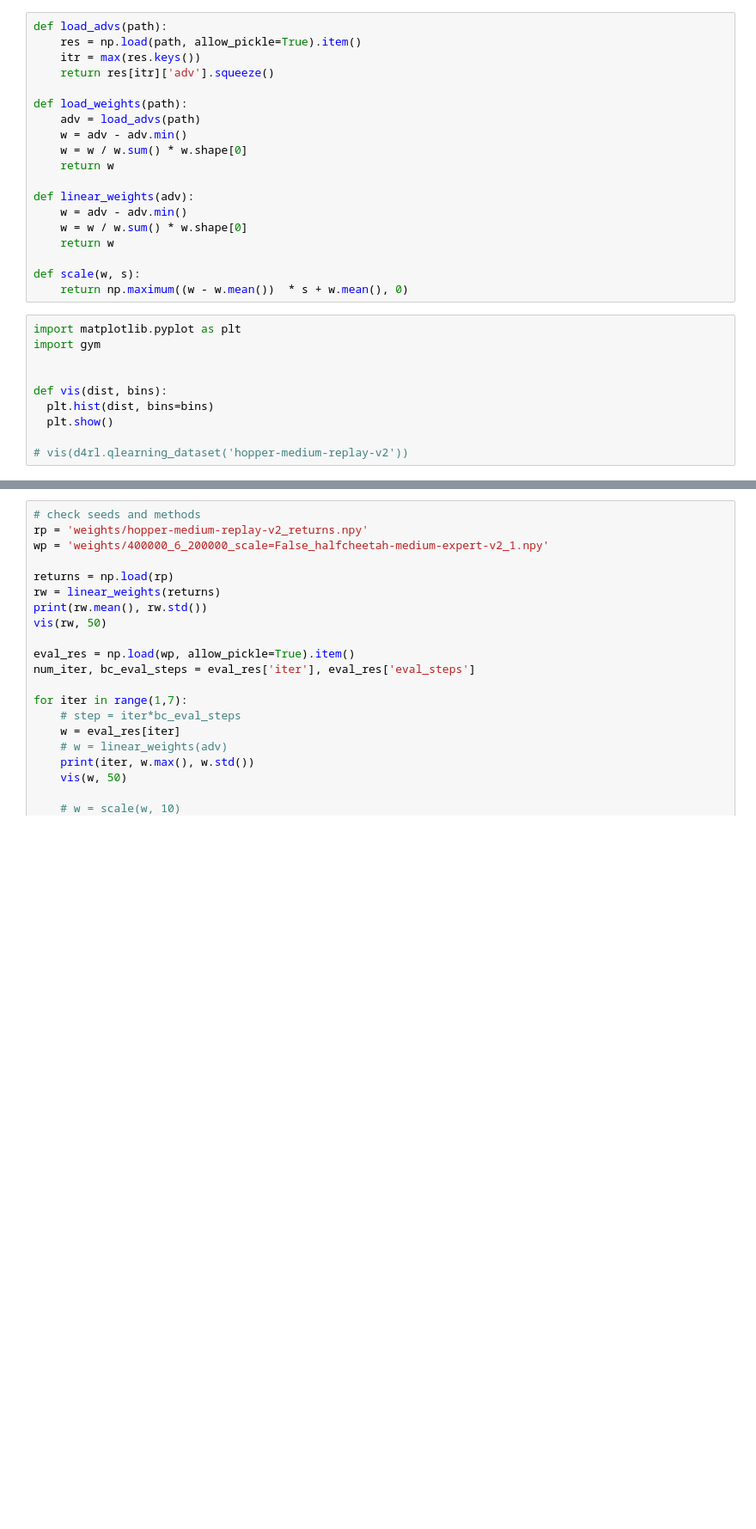
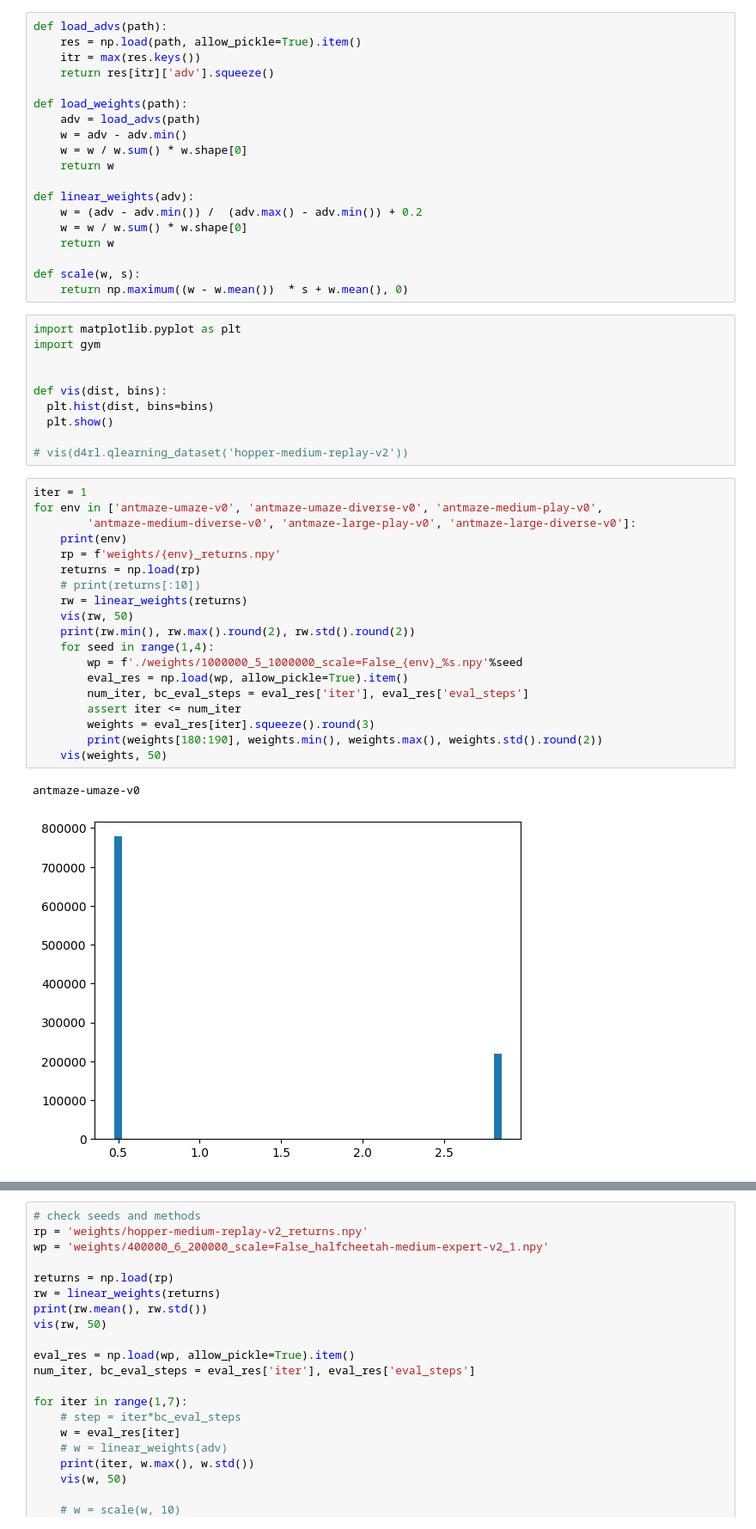
Before and after one commit to yueyang130/SEEM, a Jupyter notebook: load_weights.ipynb, the cells around one changed output, grey strips where cells are left out. Shown at 86% size. Saved outputs shown, nothing was run; the diff lists cells and outputs as text; blank space fills up the shorter version.

```diff
--- a/load_weights.ipynb
+++ b/load_weights.ipynb
@@ -16,7 +11,7 @@ def load_weights(path):
     return w
 
 def linear_weights(adv):
-    w = adv - adv.min()
+    w = (adv - adv.min()) /  (adv.max() - adv.min()) + 0.2
     w = w / w.sum() * w.shape[0]
     return w
 
@@ -32,3 +27,25 @@ def vis(dist, bins):
   plt.show()
 
 # vis(d4rl.qlearning_dataset('hopper-medium-replay-v2'))
+# %%
+iter = 1
+for env in ['antmaze-umaze-v0', 'antmaze-umaze-diverse-v0', 'antmaze-medium-play-v0',
+ 	    'antmaze-medium-diverse-v0', 'antmaze-large-play-v0', 'antmaze-large-diverse-v0']:
+    print(env)
+    rp = f'weights/{env}_returns.npy'
+    returns = np.load(rp)
+    # print(returns[:10])
+    rw = linear_weights(returns)
+    vis(rw, 50)
+    print(rw.min(), rw.max().round(2), rw.std().round(2))
+    for seed in range(1,4):
+        wp = f'./weights/1000000_5_1000000_scale=False_{env}_%s.npy'%seed
+        eval_res = np.load(wp, allow_pickle=True).item()
+        num_iter, bc_eval_steps = eval_res['iter'], eval_res['eval_steps']
+        assert iter <= num_iter
+        weights = eval_res[iter].squeeze().round(3)
+        print(weights[180:190], weights.min(), weights.max(), weights.std().round(2))
+    vis(weights, 50)
+# %% [output]
+antmaze-umaze-v0
+[figure, added]
```
Also changed, not shown: parts of 4 cells of this notebook, 3 other files.
